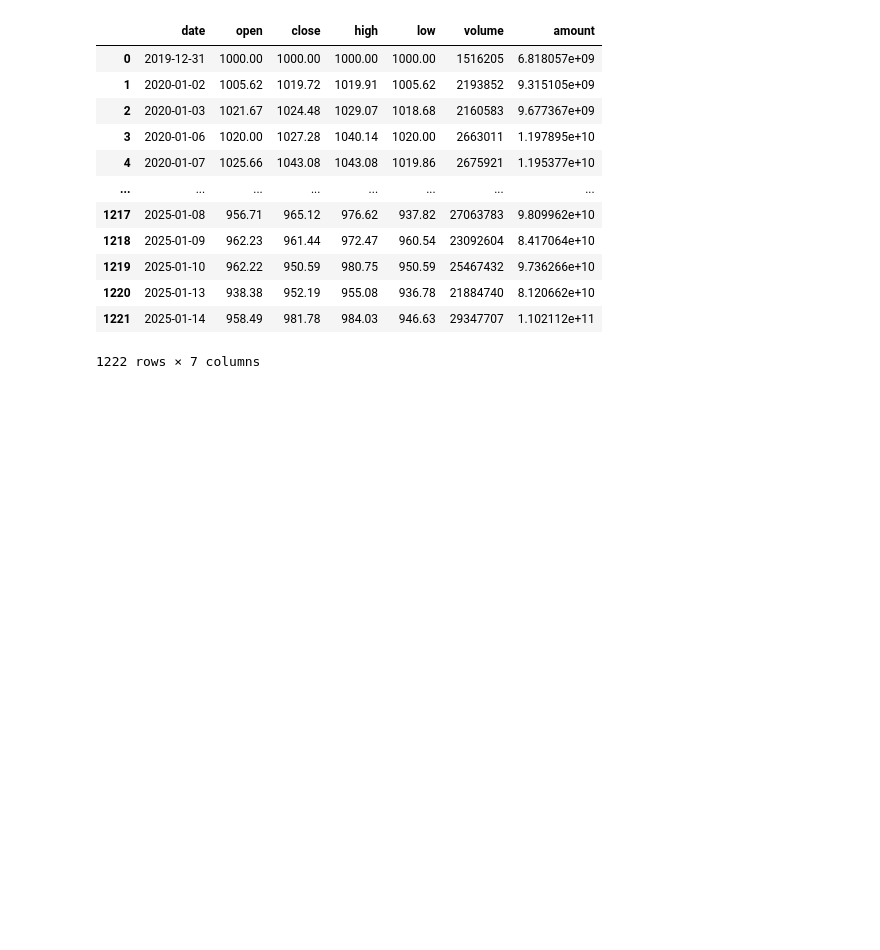
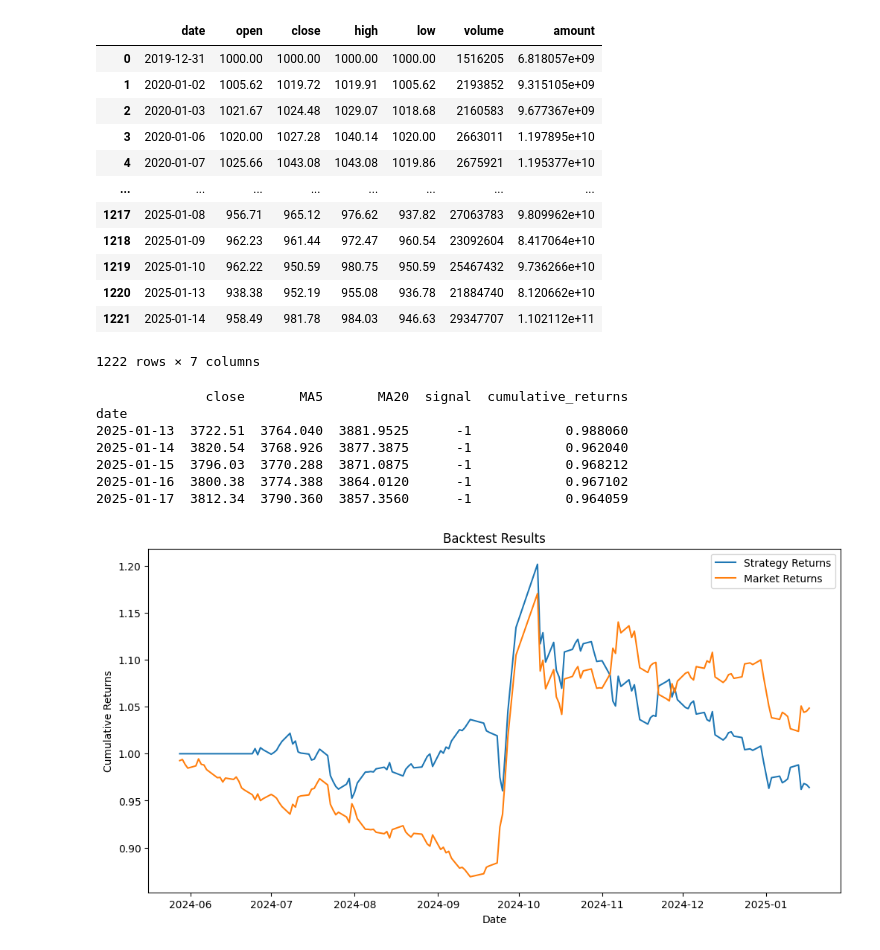
Before and after one commit to sjszues616/smart_invest, a Jupyter notebook: utils/akshare_api_test.ipynb, the cells around one changed output. Cells and saved outputs as stored; diff of their text form; code cells hidden in the pictures; blank space fills up the shorter version.

```diff
--- a/utils/akshare_api_test.ipynb
+++ b/utils/akshare_api_test.ipynb
@@ -135,3 +135,77 @@ stock_zh_index_daily_em_df
 | 1220 | 2025-01-13 | 938.38 | 952.19 | 955.08 | 936.78 | 21884740 | 8.120662e+10 |
 | 1221 | 2025-01-14 | 958.49 | 981.78 | 984.03 | 946.63 | 29347707 | 1.102112e+11 |
 1222 rows × 7 columns
+# %%
+
+
+import datetime
+import os
+import sys
+import pandas as pd
+import numpy as np
+from sqlalchemy import create_engine
+import toml
+sys.path.insert(0,os.path.dirname(os.path.dirname(os.path.abspath('.'))))
+def get_data(table, symbol, day_start, day_end) -> pd.DataFrame:
+    ''' 获取最近120天的交易数据
+    '''
+    day_start = (datetime.datetime.strptime(day_start,'%Y-%m-%d') - datetime.timedelta(days=60)).strftime('%Y-%m-%d')
+    query = f"SELECT * FROM {table} WHERE date > '{day_start}' and date < '{day_end}' and symbol='{symbol}'"
+    df = pd.read_sql_query(query, con=engine)
+    df['date'] = pd.to_datetime(df['date'])
+    df.set_index('date', inplace=True)
+    return df
+
+
+DATABASE_URL = 'mysql+pymysql://kevin:4jikQ7PPtU@127.0.0.1:3306/smart_investment?charset=utf8mb4'
+engine = create_engine(DATABASE_URL)
+symbol='sh000300'
+table = 'a_stock_index_daily_data'
+day_end = datetime.datetime.today()
+day_start = datetime.datetime.today() - datetime.timedelta(days=180)
+day_start = day_start.strftime('%Y-%m-%d')
+day_end = day_end.strftime('%Y-%m-%d')
+# 示例数据：假设 df 是包含日期、开盘价、收盘价等数据的 DataFrame
+df = get_data(table, symbol, day_start, day_end)
+
+# 计算移动平均线（MA）
+df['MA5'] = df['close'].rolling(window=5).mean()  # 5日移动平均线
+df['MA20'] = df['close'].rolling(window=20).mean()  # 20日移动平均线
+
+# 生成交易信号
+df['signal'] = 0  # 初始化信号列
+df.loc[df['MA5'] > df['MA20'], 'signal'] = 1  # 5日均线上穿20日均线，买入信号
+df.loc[df['MA5'] < df['MA20'], 'signal'] = -1  # 5日均线下穿20日均线，卖出信号
+
+# 计算每日收益率
+df['returns'] = df['close'].pct_change()
+
+# 计算策略收益率
+df['strategy_returns'] = df['signal'].shift(1) * df['returns']
+
+# 计算累计收益率
+df['cumulative_returns'] = (1 + df['strategy_returns']).cumprod()
+
+# 输出结果
+print(df[['close', 'MA5', 'MA20', 'signal', 'cumulative_returns']].tail())
+
+# 可视化结果
+import matplotlib.pyplot as plt
+
+plt.figure(figsize=(12, 6))
+plt.plot(df.index, df['cumulative_returns'], label='Strategy Returns')
+plt.plot(df.index, (1 + df['returns']).cumprod(), label='Market Returns')
+plt.title('Backtest Results')
+plt.xlabel('Date')
+plt.ylabel('Cumulative Returns')
+plt.legend()
+plt.show()
+# %% [output]
+              close       MA5       MA20  signal  cumulative_returns
+date
+2025-01-13  3722.51  3764.040  3881.9525      -1            0.988060
+2025-01-14  3820.54  3768.926  3877.3875      -1            0.962040
+2025-01-15  3796.03  3770.288  3871.0875      -1            0.968212
+2025-01-16  3800.38  3774.388  3864.0120      -1            0.967102
+2025-01-17  3812.34  3790.360  3857.3560      -1            0.964059
+[figure, added]
```
Also changed, not shown: 10 other files.
